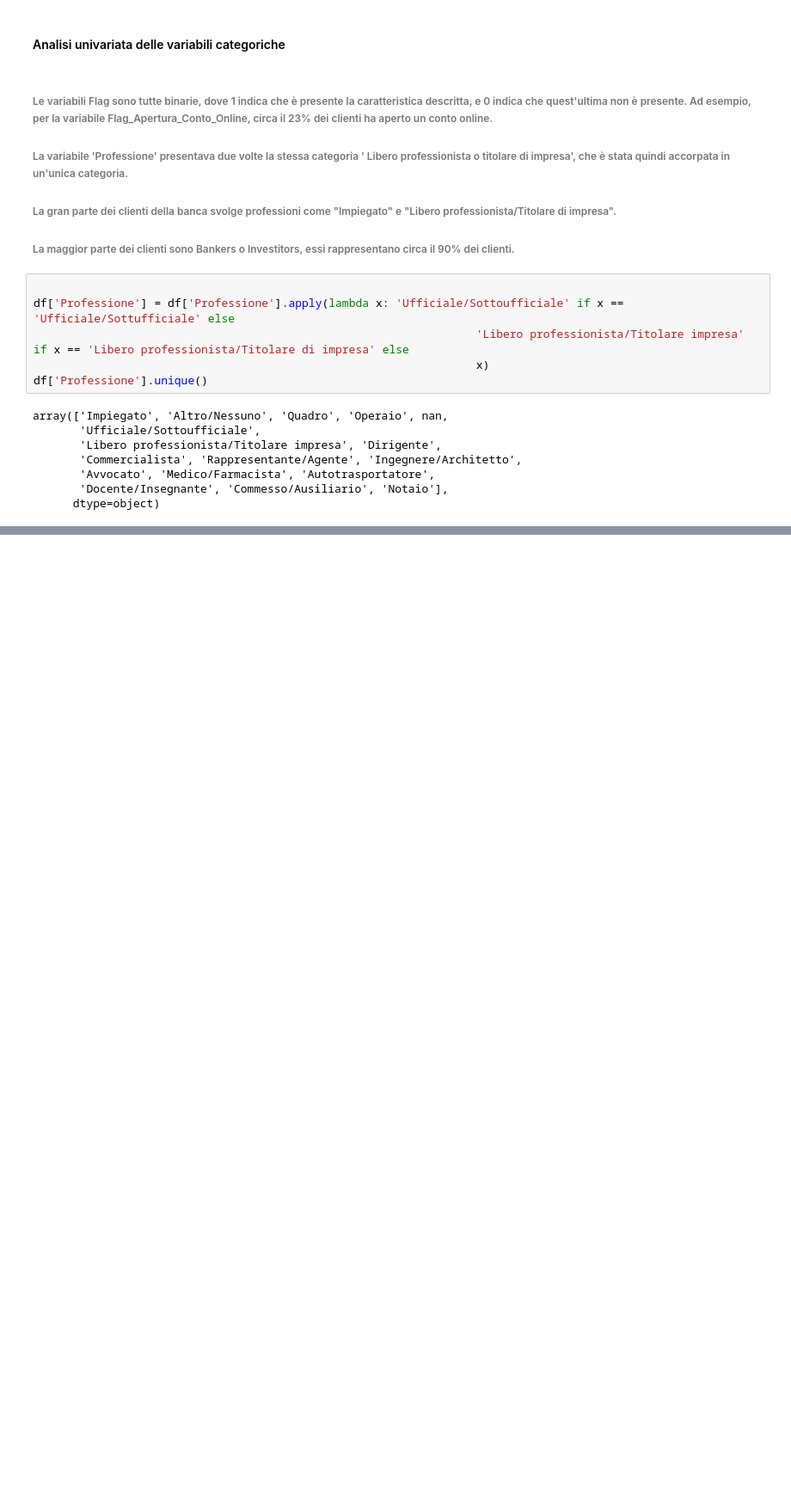
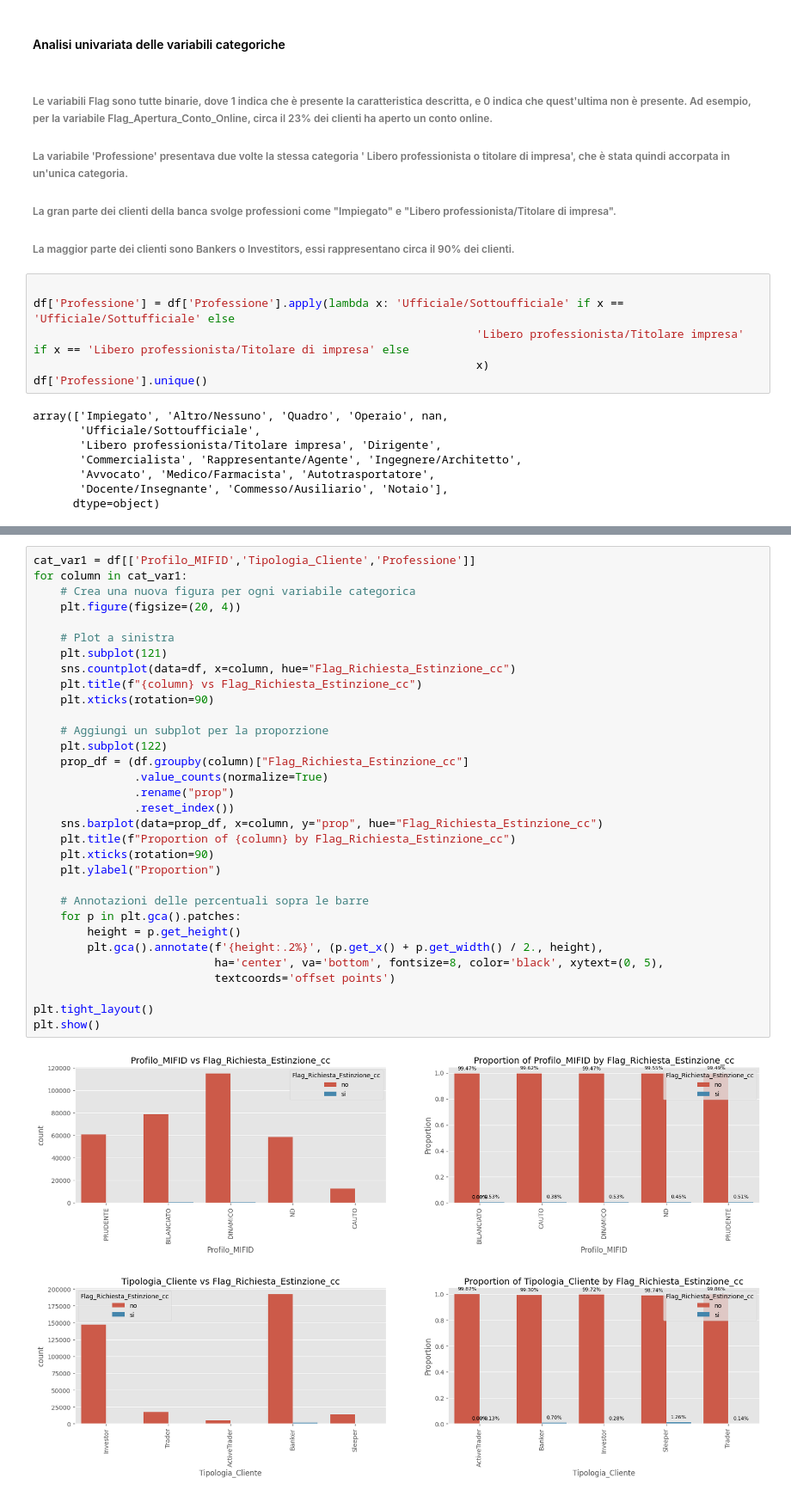
Before and after one commit to emanueleiacca/Analysis-on-Churn-Banking-Modeling-Dataset, a Jupyter notebook: Analisi esplorativa.ipynb, the cells around one changed output, grey strips where cells are left out. Shown at 86% size. Saved outputs shown, nothing was run; the diff lists cells and outputs as text; blank space fills up the shorter version.

```diff
--- a/Analisi esplorativa.ipynb
+++ b/Analisi esplorativa.ipynb
@@ -210,0 +208,35 @@ ciao
+# %%
+cat_var1 = df[['Profilo_MIFID','Tipologia_Cliente','Professione']]
+for column in cat_var1:
+    # Crea una nuova figura per ogni variabile categorica
+    plt.figure(figsize=(20, 4))
+
+    # Plot a sinistra
+    plt.subplot(121)
+    sns.countplot(data=df, x=column, hue="Flag_Richiesta_Estinzione_cc")
+    plt.title(f"{column} vs Flag_Richiesta_Estinzione_cc")
+    plt.xticks(rotation=90)
+
+    # Aggiungi un subplot per la proporzione
+    plt.subplot(122)
+    prop_df = (df.groupby(column)["Flag_Richiesta_Estinzione_cc"]
+               .value_counts(normalize=True)
+               .rename("prop")
+               .reset_index())
+    sns.barplot(data=prop_df, x=column, y="prop", hue="Flag_Richiesta_Estinzione_cc")
+    plt.title(f"Proportion of {column} by Flag_Richiesta_Estinzione_cc")
+    plt.xticks(rotation=90)
+    plt.ylabel("Proportion")
+
+    # Annotazioni delle percentuali sopra le barre
+    for p in plt.gca().patches:
+        height = p.get_height()
+        plt.gca().annotate(f'{height:.2%}', (p.get_x() + p.get_width() / 2., height),
+                           ha='center', va='bottom', fontsize=8, color='black', xytext=(0, 5),
+                           textcoords='offset points')
+
+plt.tight_layout()
+plt.show()
+# %% [output]
+[figure, added]
+[figure, added]
```
Also changed, not shown: parts of 14 cells of this notebook.
